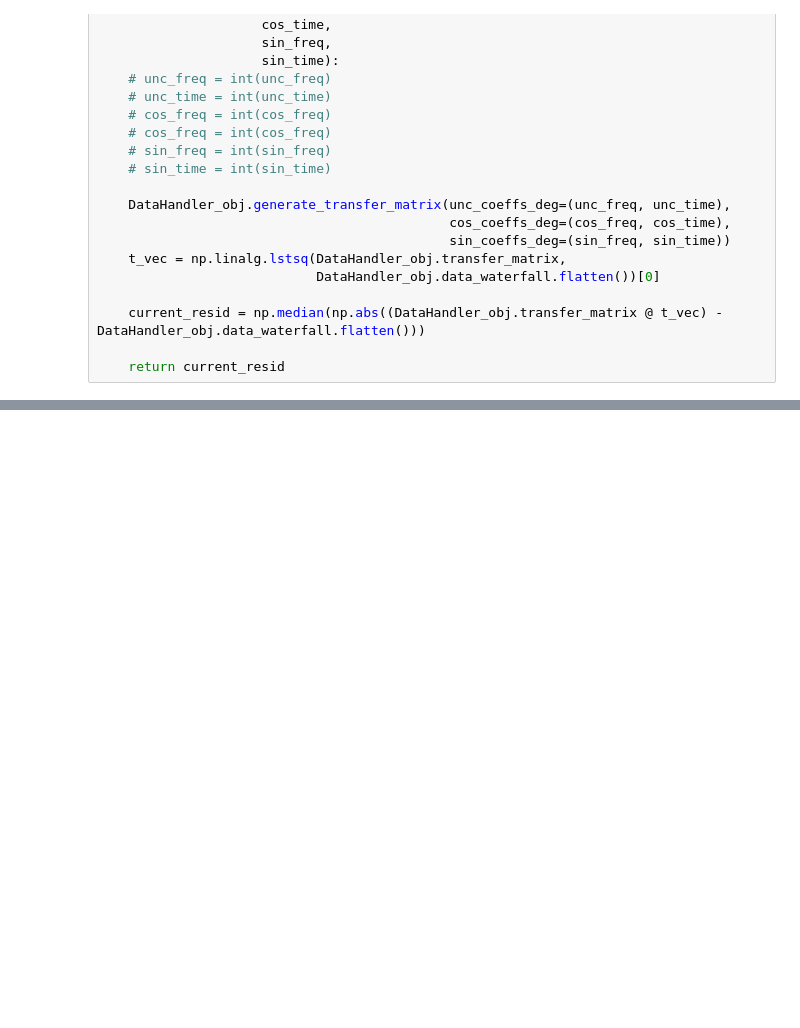
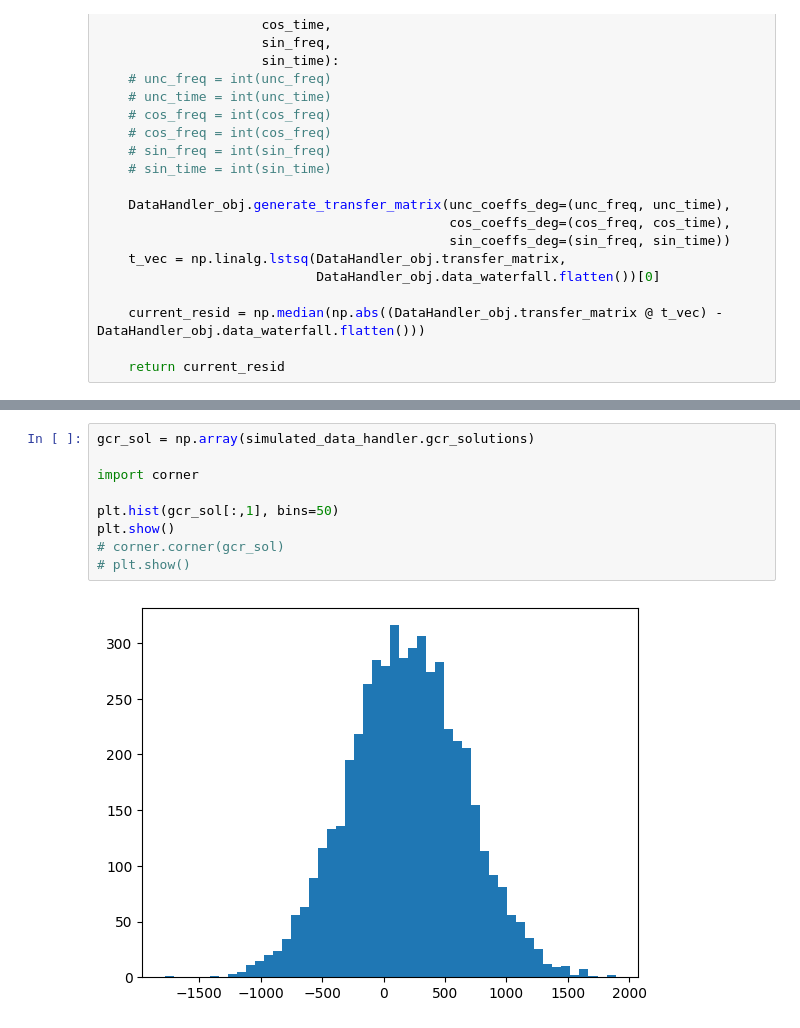
Before and after one commit to RHINO-Experiment/rhino-cal, a Jupyter notebook: nw_example.ipynb, the cells around one changed output, grey strips where cells are left out. Drawn from its saved outputs; the diff is of its cells as text; blank space fills up the shorter version.

```diff
--- a/nw_example.ipynb
+++ b/nw_example.ipynb
@@ -386,0 +458,11 @@ TypeError: only integer scalar arrays can be converted to a scalar index
+# %%
+gcr_sol = np.array(simulated_data_handler.gcr_solutions)
+
+import corner
+
+plt.hist(gcr_sol[:,1], bins=50)
+plt.show()
+# corner.corner(gcr_sol)
+# plt.show()
+# %% [output]
+[figure, added]
```
Also changed, not shown: parts of 13 cells of this notebook, 9 other files.
